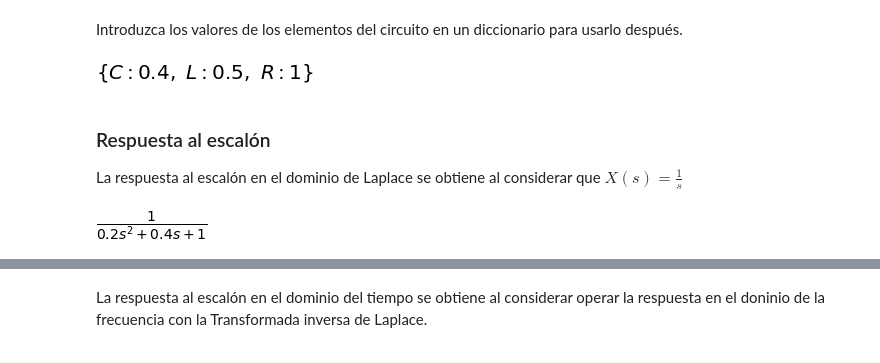
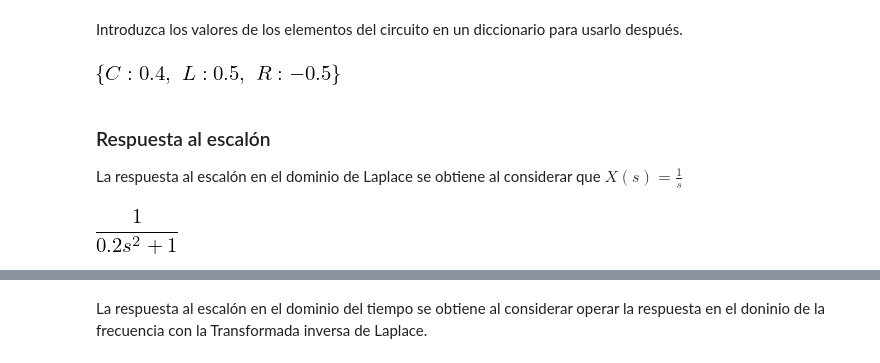
Before and after one commit to pierrediazp/Se-ales_y_Sistemas, a Jupyter notebook: 06_Transformada_Laplace.ipynb, the cells around one changed output, grey strips where cells are left out. Saved outputs shown, nothing was run; the diff lists cells and outputs as text; code cells hidden in the pictures.

```diff
--- a/06_Transformada_Laplace.ipynb
+++ b/06_Transformada_Laplace.ipynb
@@ -480,12 +495,12 @@ Y
 # %% [markdown]
 Introduzca los valores de los elementos del circuito en un diccionario para usarlo después.
 # %%
-RLC = {R: 1,
+RLC = {R: -0.5,
        L: 0.5,
        C: .4}
 RLC
 # %% [output]
-[figure, old version]
+[figure, new version]
 # %% [markdown]
 ### Respuesta al escalón
 
@@ -494,7 +509,7 @@ La respuesta al escalón en el dominio de Laplace se obtiene al considerar que $
 F = F.subs(RLC)
 F
 # %% [output]
-[figure, old version]
+[figure, new version]
 # %%
 Y
 # %% [output]
```
Also changed, not shown: parts of 26 cells of this notebook, 4 other files.
